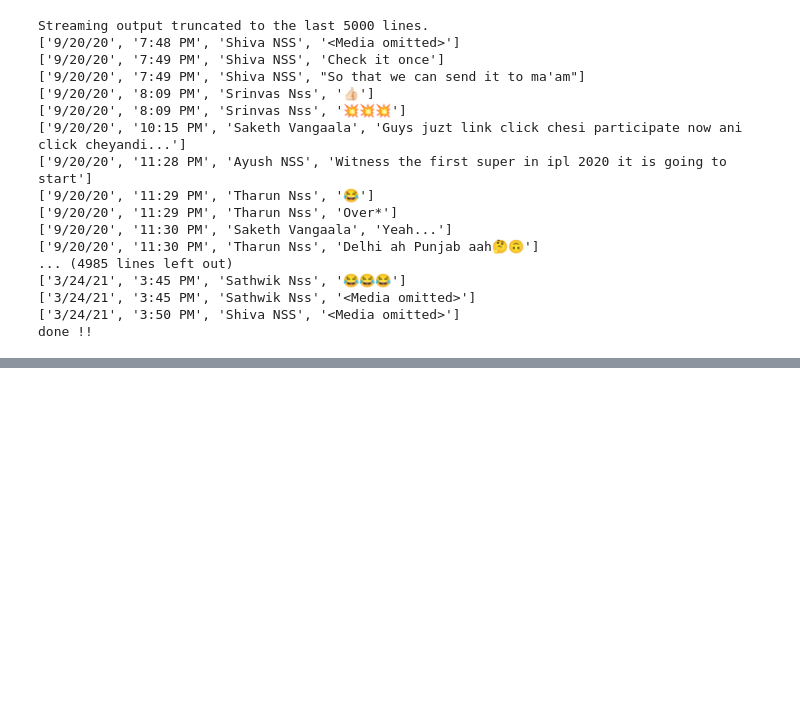
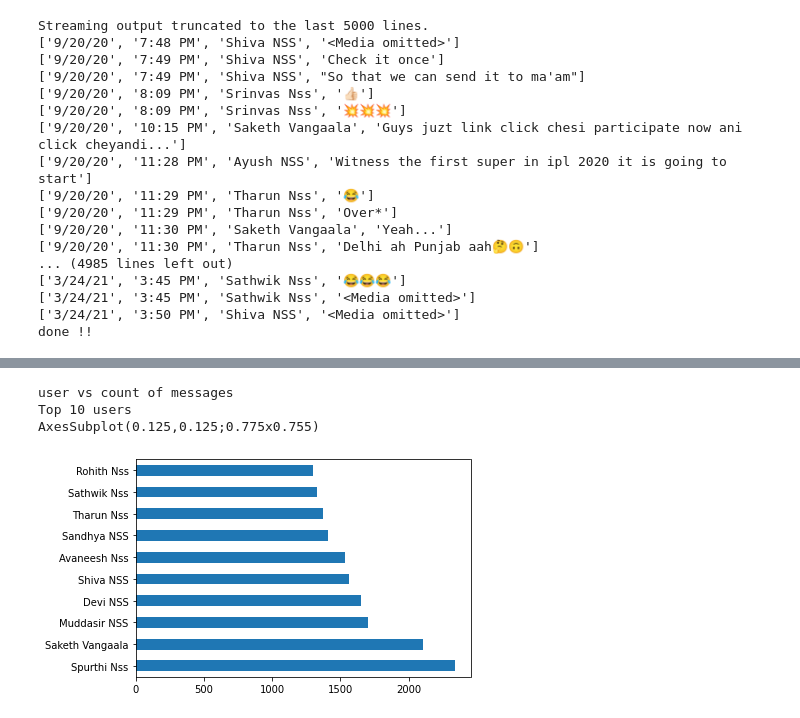
Before and after one commit to VishnuThokala/SimpleCalculator, a Jupyter notebook: Analyser.ipynb, the cells around one changed output, grey strips where cells are left out. Drawn from its saved outputs; the diff is of its cells as text; code cells hidden in the pictures; blank space fills up the shorter version.

```diff
--- a/Analyser.ipynb
+++ b/Analyser.ipynb
@@ -164,0 +213,10 @@ Media File or Sticker
+# %%
+print('user vs count of messages')
+print('Top 10 users ')
+top_10_user_msg_counts = user_msg_counts.head(10)
+print(top_10_user_msg_counts.plot.barh())
+# %% [output]
+user vs count of messages
+Top 10 users
+AxesSubplot(0.125,0.125;0.775x0.755)
+[figure, added]
```
Also changed, not shown: parts of 12 cells of this notebook.
